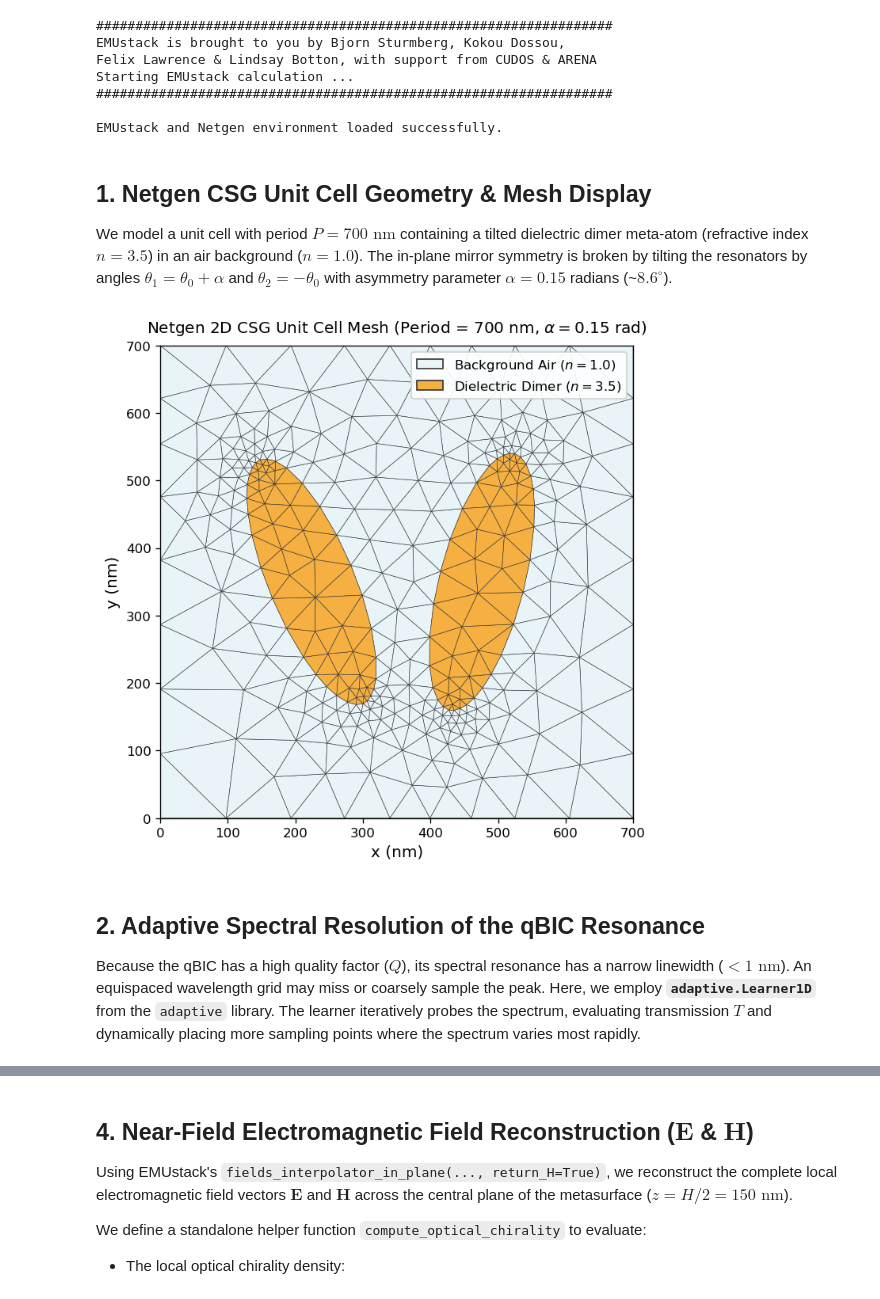
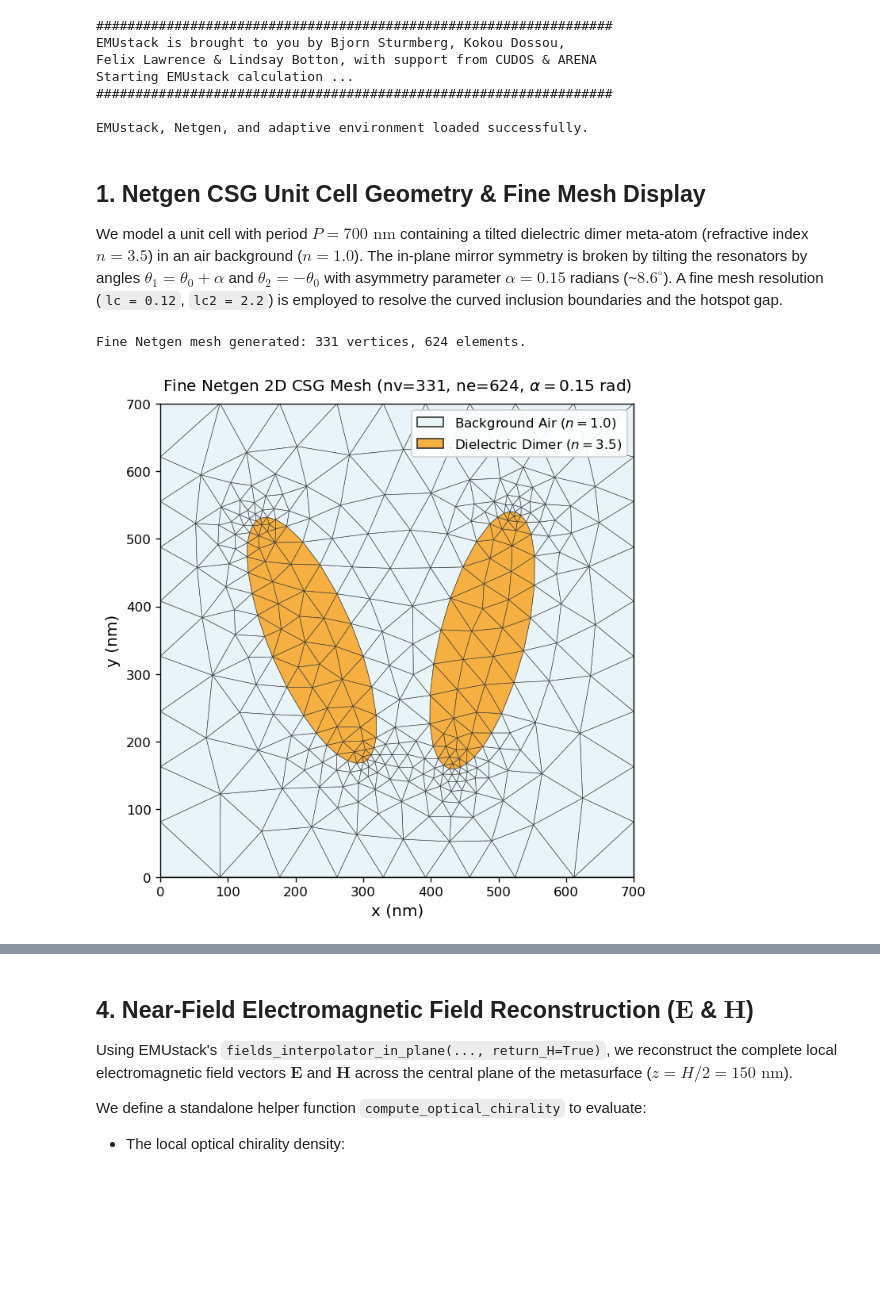
Before and after one commit to gevero/EMUstack, a Jupyter notebook: examples_netgen/Chiral_qBIC_Optical_Chirality.ipynb, the cells around one changed output, grey strips where cells are left out. Drawn from its saved outputs; the diff is of its cells as text; code cells hidden in the pictures; blank space fills up the shorter version.

```diff
--- a/examples_netgen/Chiral_qBIC_Optical_Chirality.ipynb
+++ b/examples_netgen/Chiral_qBIC_Optical_Chirality.ipynb
@@ -16,6 +16,7 @@ import numpy as np
 import matplotlib.pyplot as plt
 import matplotlib.tri as mtri
 from adaptive import Learner1D
+from adaptive.learner.learner1D import curvature_loss_function
 
 # Add EMUstack backend and mesh directories to path
 current_dir = os.path.dirname(os.path.abspath('__file__'))
@@ -31,7 +32,7 @@ import plotting
 from stack import Stack
 import chiral_qbic_template
 
-print('EMUstack and Netgen environment loaded successfully.')
+print('EMUstack, Netgen, and adaptive environment loaded successfully.')
 # %% [output]
 ##################################################################
 EMUstack is brought to you by Bjorn Sturmberg, Kokou Dossou,
@@ -39,55 +40,53 @@ Felix Lawrence & Lindsay Botton, with support from CUDOS & ARENA
 Starting EMUstack calculation ...
 ##################################################################
 
-EMUstack and Netgen environment loaded successfully.
+EMUstack, Netgen, and adaptive environment loaded successfully.
 # %% [markdown]
-## 1. Netgen CSG Unit Cell Geometry & Mesh Display
+## 1. Netgen CSG Unit Cell Geometry & Fine Mesh Display
 
 We model a unit cell with period $P = 700\text{ nm}$ containing a tilted dielectric dimer meta-atom (refractive index $n = 3.5$) in an air background ($n = 1.0$).
 The in-plane mirror symmetry is broken by tilting the resonators by angles $\theta_1 = \theta_0 + \alpha$ and $\theta_2 = -\theta_0$ with asymmetry parameter $\alpha = 0.15$ radians (~$8.6^\circ$).
+A fine mesh resolution (`lc = 0.12`, `lc2 = 2.2`) is employed to resolve the curved inclusion boundaries and the hotspot gap.
 # %%
 period = 700.0   # nm
 height = 300.0   # nm
 alpha = 0.15     # Asymmetry angle in radians
-lc = 0.14        # Background mesh size
-lc2 = 2.0        # Inclusion mesh refinement factor
+lc = 0.12        # Fine background mesh size
+lc2 = 2.2        # Inclusion mesh refinement factor
 
 # Generate the Netgen CSG Mesh
 mesh = chiral_qbic_template.build_unit_cell(
     period=period, alpha=alpha, lc=lc, lc2=lc2
 )
+print(f'Fine Netgen mesh generated: {mesh.nv} vertices, {mesh.ne} elements.')
 
 # Extract Netgen mesh vertices and elements for display
 coords = np.array(mesh.ngmesh.Coordinates()) * period  # Scale to physical nm
 triangles = np.array([[v.nr - 1 for v in el.vertices] for el in mesh.ngmesh.Elements2D()])
 mat_indices = np.array([el.index for el in mesh.ngmesh.Elements2D()])
 
 triang = mtri.Triangulation(coords[:, 0], coords[:, 1], triangles)
 
 # Visualize the unit cell finite-element mesh
 fig, ax = plt.subplots(figsize=(6, 6), dpi=120)
 cmap = plt.matplotlib.colors.ListedColormap(['#e8f4f8', '#f5b041'])
 tpc = ax.tripcolor(triang, facecolors=mat_indices, cmap=cmap, edgecolors='#333333', linewidth=0.35)
 ax.set_aspect('equal')
 ax.set_xlim(0, period)
 ax.set_ylim(0, period)
 ax.set_xlabel('x (nm)', fontsize=12)
 ax.set_ylabel('y (nm)', fontsize=12)
-ax.set_title(f'Netgen 2D CSG Unit Cell Mesh (Period = {period:.0f} nm, $\\alpha = {alpha}$ rad)', fontsize=12, pad=10)
+ax.set_title(f'Fine Netgen 2D CSG Mesh (nv={mesh.nv}, ne={mesh.ne}, $\\alpha = {alpha}$ rad)', fontsize=12, pad=10)
 
 # Add legend
 from matplotlib.patches import Patch
 legend_elements = [
     Patch(facecolor='#e8f4f8', edgecolor='#333333', label='Background Air ($n = 1.0$)'),
     Patch(facecolor='#f5b041', edgecolor='#333333', label='Dielectric Dimer ($n = 3.5$)')
 ]
 ax.legend(handles=legend_elements, loc='upper right', framealpha=0.9)
 plt.tight_layout()
 plt.show()
 # %% [output]
+Fine Netgen mesh generated: 331 vertices, 624 elements.
-[figure, old version]
+[figure, new version]
-# %% [markdown]
-## 2. Adaptive Spectral Resolution of the qBIC Resonance
-
-Because the qBIC has a high quality factor ($Q$), its spectral resonance has a narrow linewidth ($< 1\text{ nm}$). An equispaced wavelength grid may miss or coarsely sample the peak.
-Here, we employ **`adaptive.Learner1D`** from the `adaptive` library. The learner iteratively probes the spectrum, evaluating transmission $T$ and dynamically placing more sampling points where the spectrum varies most rapidly.
```
Also changed, not shown: parts of 9 cells of this notebook.
